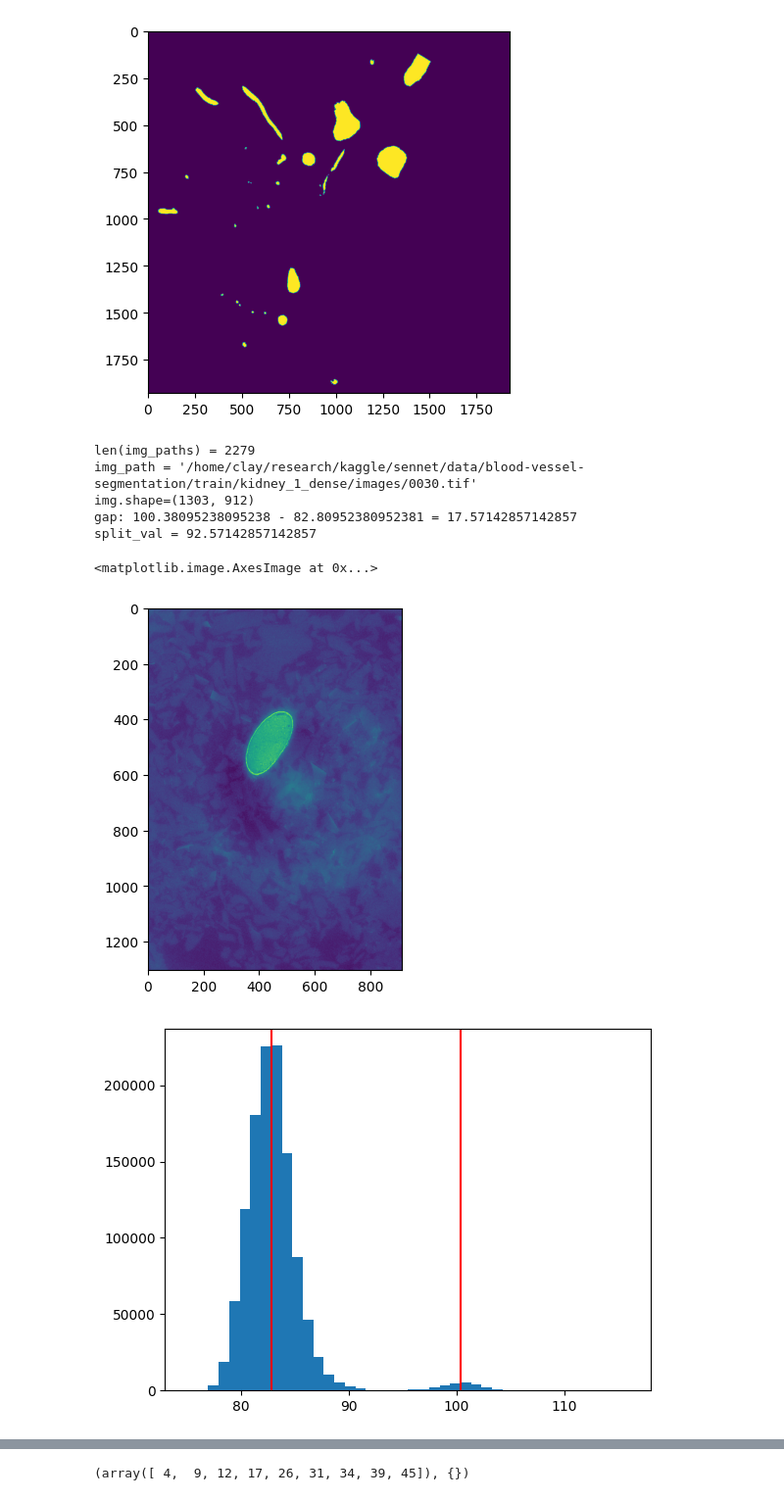
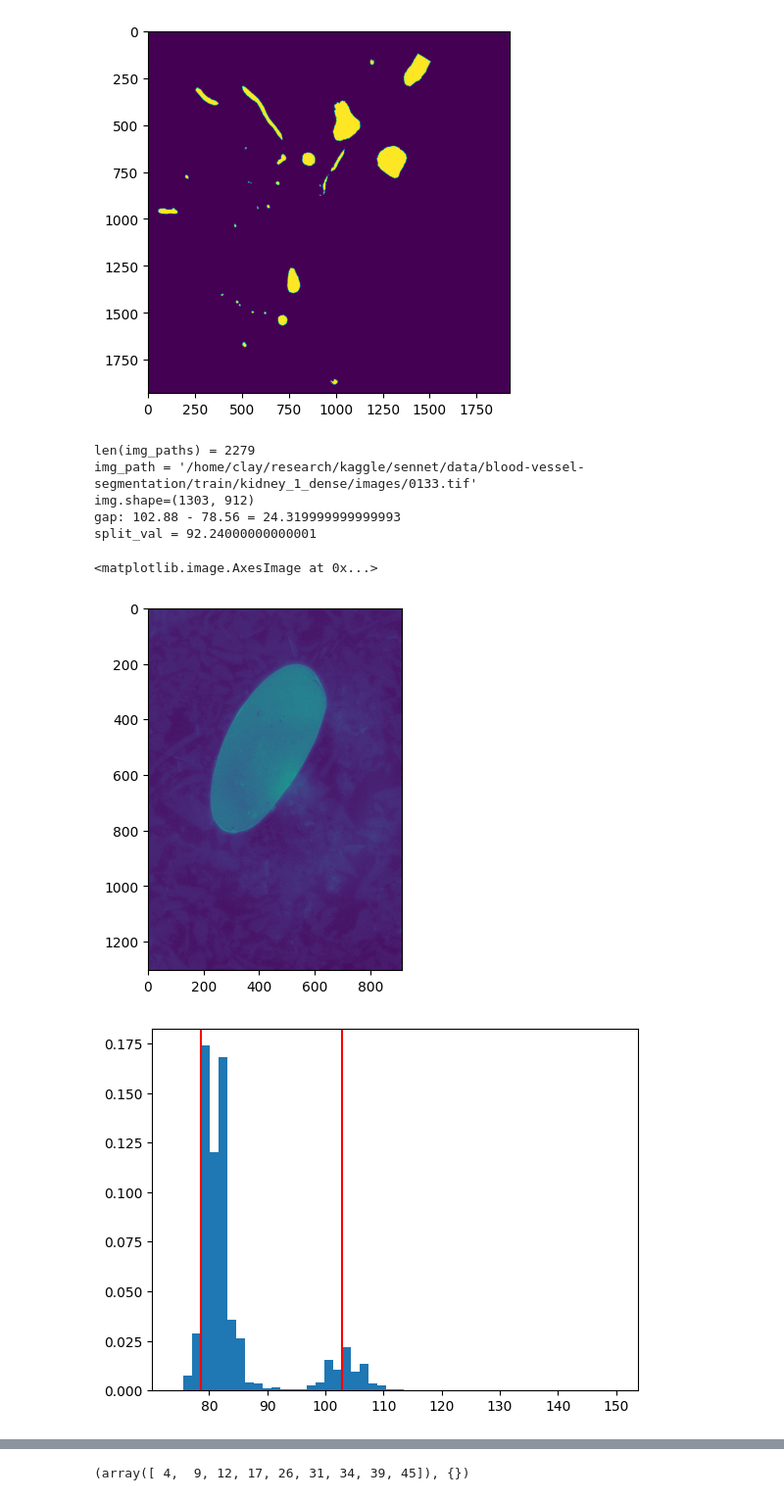
Before and after one commit to viktorcikojevic/kaggle_sennet, a Jupyter notebook: notebooks/foreground_splitter.ipynb, the cells around one changed output, grey strips where cells are left out. Shown at 98% size. Saved outputs shown, nothing was run; the diff lists cells and outputs as text; code cells hidden in the pictures.

Commit message:
fg masks refined

```diff
--- a/notebooks/foreground_splitter.ipynb
+++ b/notebooks/foreground_splitter.ipynb
@@ -54,7 +54,7 @@ dir_name = "kidney_1_dense"
 # dir_name = "kidney_3_sparse"
 img_paths = sorted(list(Path(f"/home/clay/research/kaggle/sennet/data/blood-vessel-segmentation/train/{dir_name}/images").glob("*")))
 print(f"{len(img_paths) = }")
-i = 30
+i = 133
 # i = 100
 img_path = str(img_paths[i])
 print(f"{img_path = }")
@@ -70,57 +70,50 @@ plt.imshow(img)
 flattened_img = img.ravel()
 n_bins = min(len(np.unique(img)), 50)
 plt.figure()
-_ = plt.hist(flattened_img, bins=n_bins)
+_ = plt.hist(flattened_img, bins=n_bins, density=True)
 
 # gmm = GaussianMixture(n_components=2)
 # gmm.fit(flattened_img.reshape((-1, 1)))
 # for m in gmm.means_:
     # plt.axvline(m, color="red")
-bin_freq, bin_edges = np.histogram(flattened_img, bins=n_bins)
-sorted_means = bin_edges[scipy.signal.find_peaks(bin_freq)[0]]
+bin_freq, bin_edges = np.histogram(flattened_img, bins=n_bins, density=True)
+all_peaks, _ = scipy.signal.find_peaks(bin_freq, distance=5/(bin_edges[1]-bin_edges[0]))
+peak_heights = bin_freq[all_peaks]
+tallest_peak_indices = np.argsort(peak_heights)[-2:]
+peaks = all_peaks[tallest_peak_indices]
+sorted_means = np.sort(bin_edges[peaks])
 
 for m in sorted_means:
     plt.axvline(m, color="red")
 
 # sorted_means = sorted(gmm.means_)
 idx0 = np.argmin(np.abs(bin_edges - sorted_means[0]))
 idx1 = np.argmin(np.abs(bin_edges - sorted_means[1]))
 split_val = bin_edges[np.argmin(bin_freq[idx0: idx1]) + idx0]
 print(f"gap: {bin_edges[idx1]} - {bin_edges[idx0]} = {bin_edges[idx1] - bin_edges[idx0]}")
 print(f"{split_val = }")
 
 thr = split_val
 mask = ((img > thr) * 255).astype(np.uint8)
 plt.figure(figsize=(20, 10))
 plt.imshow(mask)
 
 kernel_size = 3
 mask = cv2.morphologyEx(mask, cv2.MORPH_OPEN, np.ones((kernel_size, kernel_size), np.uint8))
-# contours, _ = cv2.findContours(mask, cv2.RETR_LIST, cv2.CHAIN_APPROX_SIMPLE)
-# mask[:] = 0
-# for c in contours:
-#     hull = cv2.convexHull(c)
-#     area = cv2.contourArea(hull)
-#     area_ratio = area / img.shape[0] / img.shape[1]
-#     if area_ratio < 0.1:
-#         continue
-#     else:
-#         print(f"{area_ratio = }")
-#     mask = cv2.drawContours(mask, [hull], 0, 255, -1)
 
 mask = mask > 0
 mask[0, 0] = 0  # just to trigger the plt gradient
 
 plt.figure()
 plt.imshow(mask)
 plt.figure()
 plt.imshow(np.clip(img + 100 * mask, 0, 255))
 # %% [output]
 len(img_paths) = 2279
-img_path = '/home/clay/research/kaggle/sennet/data/blood-vessel-segmentation/train/kidney_1_dense/images/0030.tif'
+img_path = '/home/clay/research/kaggle/sennet/data/blood-vessel-segmentation/train/kidney_1_dense/images/0133.tif'
 img.shape=(1303, 912)
-gap: 100.38095238095238 - 82.80952380952381 = 17.57142857142857
-split_val = 92.57142857142857
+gap: 102.88 - 78.56 = 24.319999999999993
+split_val = 92.24000000000001
 <matplotlib.image.AxesImage at 0x...>
-[figure, old version]
+[figure, new version]
-[figure, old version]
+[figure, new version]
```
Also changed, not shown: parts of 4 cells of this notebook, 3 other files.
